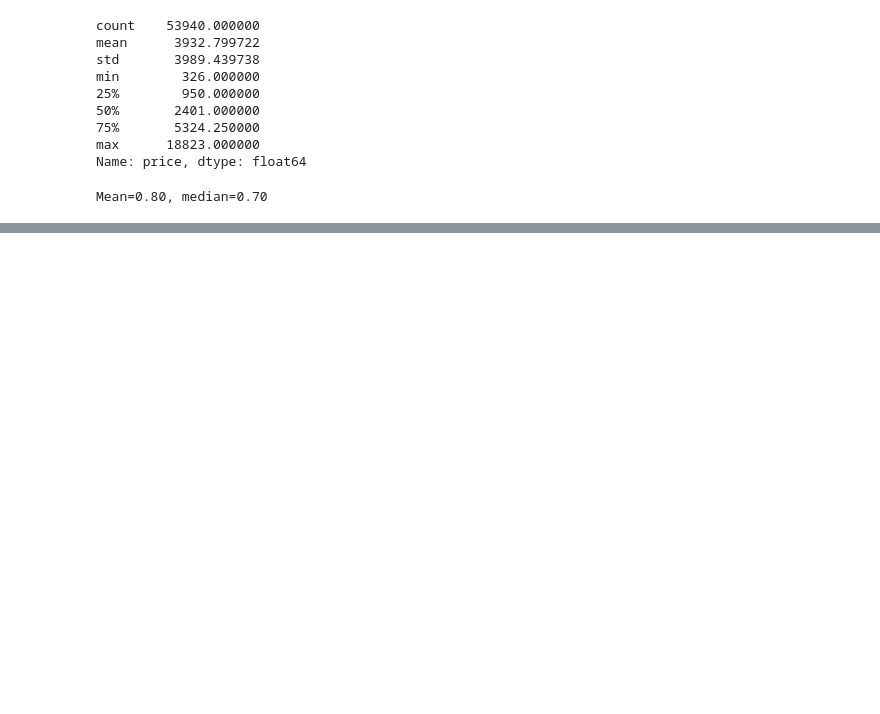
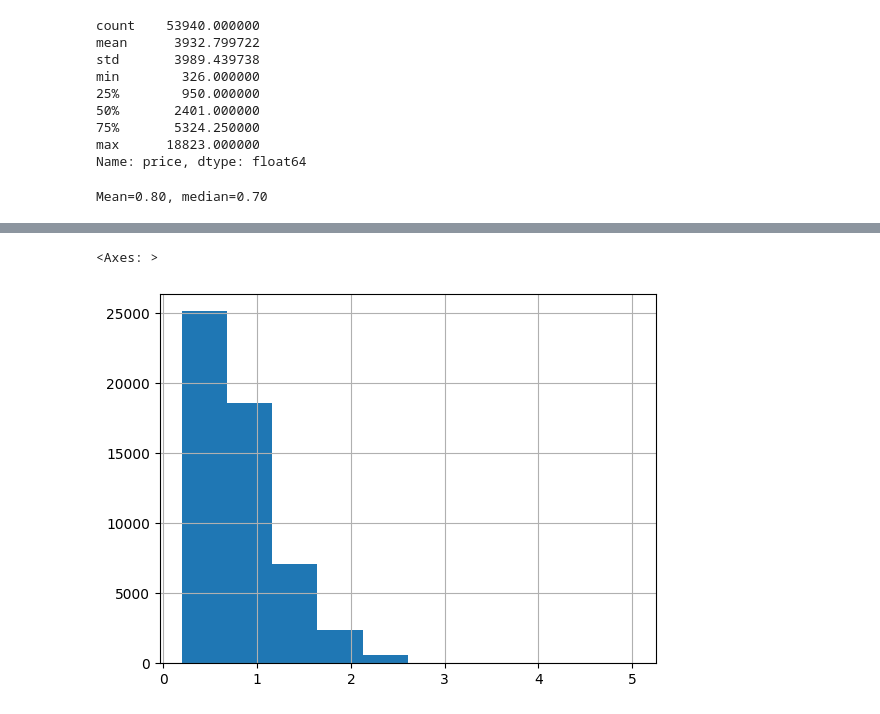
Before and after one commit to Javacream/org.javacream.training.python, a Jupyter notebook: analysis/diamonds/diamonds.ipynb, the cells around one changed output, grey strips where cells are left out. Drawn from its saved outputs; the diff is of its cells as text; code cells hidden in the pictures; blank space fills up the shorter version.

```diff
--- a/analysis/diamonds/diamonds.ipynb
+++ b/analysis/diamonds/diamonds.ipynb
@@ -107,0 +120,5 @@ Mean=0.80, median=0.70
+# %%
+df['carat'].hist()
+# %% [output]
+<Axes: >
+[figure, added]
```
Also changed, not shown: parts of 2 cells of this notebook.
